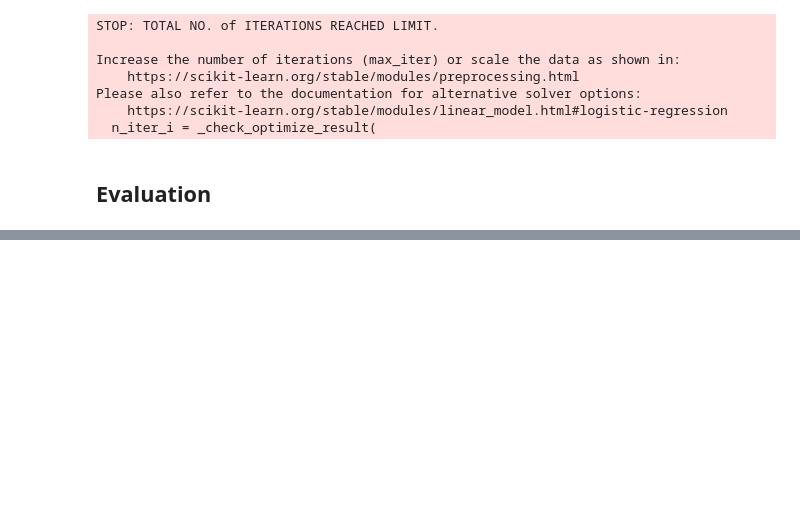
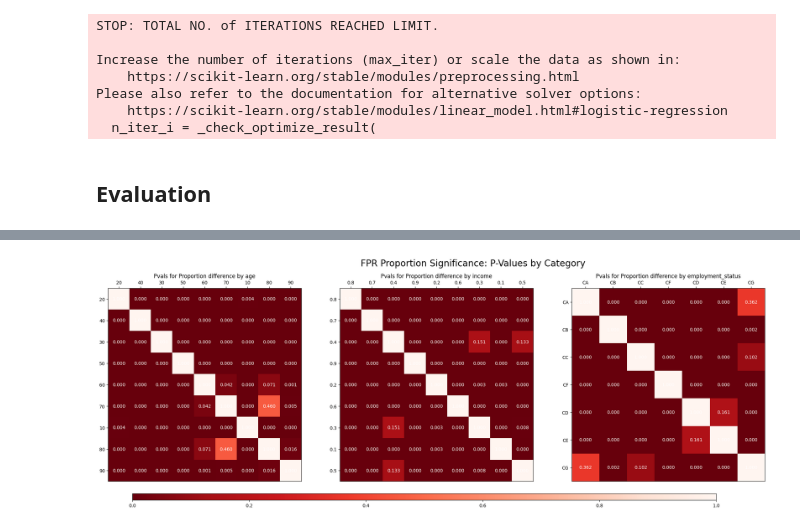
Before and after one commit to steimel60/Steimel_OUDSA5900, a Jupyter notebook: main.ipynb, the cells around one changed output, grey strips where cells are left out. Cells and saved outputs as stored; diff of their text form; code cells hidden in the pictures; blank space fills up the shorter version.

```diff
--- a/main.ipynb
+++ b/main.ipynb
@@ -551,0 +846,8 @@ best score: 0.8951119190114872
+# %%
+def adv_loss(y_pred):
+    #adv_model.predict(y_pred)
+    pass
+
+def clf_loss(y_true, y_pred, lam):
+    loss = log_loss(y_true, y_pred)
+    loss += adv_loss(y_pred)
@@ -551,0 +861,3 @@ best score: 0.8951119190114872
+# %%
+batch_size = 256
+n_pretrain_epochs = 30
@@ -551,0 +1073,6 @@ best score: 0.8951119190114872
+# %%
+pvals = np.zeros((len(disparity_dict["age"]),len(disparity_dict["age"])))
+for r, row in enumerate(pvals):
+    for c, col in enumerate(row):
+        pvals[r][c] = (compare_proportions(disparity_dict['age'][r][-1], disparity_dict['age'][c][-1]))
+pvals
@@ -551,0 +1141,37 @@ best score: 0.8951119190114872
+# %%
+fig, axes = plt.subplots(nrows=1, ncols=3, figsize=(30,8))
+
+for i, cat in enumerate(disparity_dict):
+    ax = axes[i]
+    pvals = np.zeros((len(disparity_dict[cat]),len(disparity_dict[cat])))
+    for r, row in enumerate(pvals):
+        for c, col in enumerate(row):
+            pvals[r][c] = (compare_proportions(disparity_dict[cat][r][-1], disparity_dict[cat][c][-1]))
+    im = ax.imshow(pvals, cmap="Reds_r")
+    ax.tick_params(top=True, labeltop=True, bottom=False, labelbottom=False)
+
+    # Show all ticks and label them with the respective list entries
+    if cat != "income":
+        ax.set_xticks(np.arange(len(pvals)), labels=[x[0] for x in disparity_dict[cat]])
+        ax.set_yticks(np.arange(len(pvals)), labels=[x[0] for x in disparity_dict[cat]])
+    else:
+        ax.set_xticks(np.arange(len(pvals)), labels=['%.1f' % x[0] for x in disparity_dict[cat]])
+        ax.set_yticks(np.arange(len(pvals)), labels=['%.1f' % x[0] for x in disparity_dict[cat]])
+    # Rotate the tick labels and set their alignment.
+    plt.setp(ax.get_xticklabels(), ha="center")
+
+    # Loop over data dimensions and create text annotations.
+    for i in range(len(pvals)):
+        for j in range(len(pvals[0])):
+            text = ax.text(j, i, '%.3f' % pvals[i, j],
+                        ha="center", va="center", color="w")
+
+    ax.set_title(f"Pvals for Proportion difference by {cat}")
+    #fig.tight_layout()
+fig.subplots_adjust(right=0.8)
+cbar_ax = fig.add_axes([.15, .05, .6, 0.025])
+fig.colorbar(im, cax=cbar_ax, orientation="horizontal")
+fig.suptitle("FPR Proportion Significance: P-Values by Category", size=20)
+plt.show()
+# %% [output]
+[figure, added]
```
Also changed, not shown: parts of 50 cells of this notebook, 4 other files.
